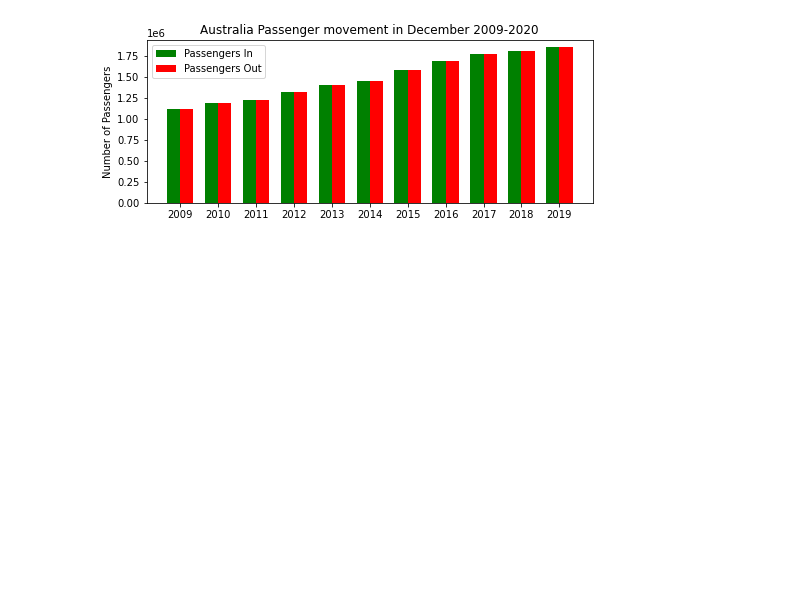
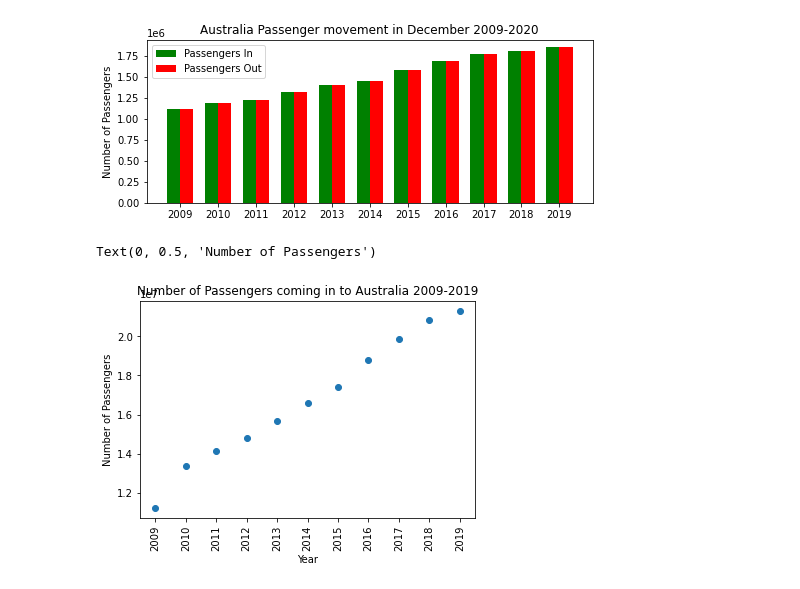
Before and after one commit to dianeyaneza/ebay-espresso, a Jupyter notebook: project_1.ipynb, the cells around one changed output. Drawn from its saved outputs; the diff is of its cells as text; code cells hidden in the pictures; blank space fills up the shorter version.

```diff
--- a/project_1.ipynb
+++ b/project_1.ipynb
@@ -569,3 +570,25 @@ ax.legend()
 # %% [output]
 <matplotlib.legend.Legend at 0x...>
 [figure]
+# %%
+# create data frame by year and number of passengers in/out (including 2020)
+passenger_in_year_grouped = passengers_df.groupby(["Year"])["Passengers In"].sum()
+passenger_out_year_grouped = passengers_df.groupby(["Year"])["Passengers Out"].sum()
+passenger_year_df = pd.DataFrame({'Passengers In': passenger_in_year_grouped,
+                   'Passengers Out': passenger_out_year_grouped})
+passenger_year_df = passenger_year_df.reset_index()
+# %%
+# create data frame by year and number of passengers in/out (excluding 2020)
+passenger_year_19_df = passenger_year_df[~passenger_year_df["Year"].isin(['2020'])]
+# %%
+# Generate a scatter plot of year versus passengers in
+year = passenger_year_19_df.iloc[:,0]
+passengers_in_2009 = passenger_year_19_df.iloc[:,1]
+plt.scatter(year,passengers_in_2009)
+plt.xticks(year, rotation=90)
+plt.title("Number of Passengers coming in to Australia 2009-2019")
+plt.xlabel('Year')
+plt.ylabel('Number of Passengers')
+# %% [output]
+Text(0, 0.5, 'Number of Passengers')
+[figure, added]
```
Also changed, not shown: parts of 9 cells of this notebook.
